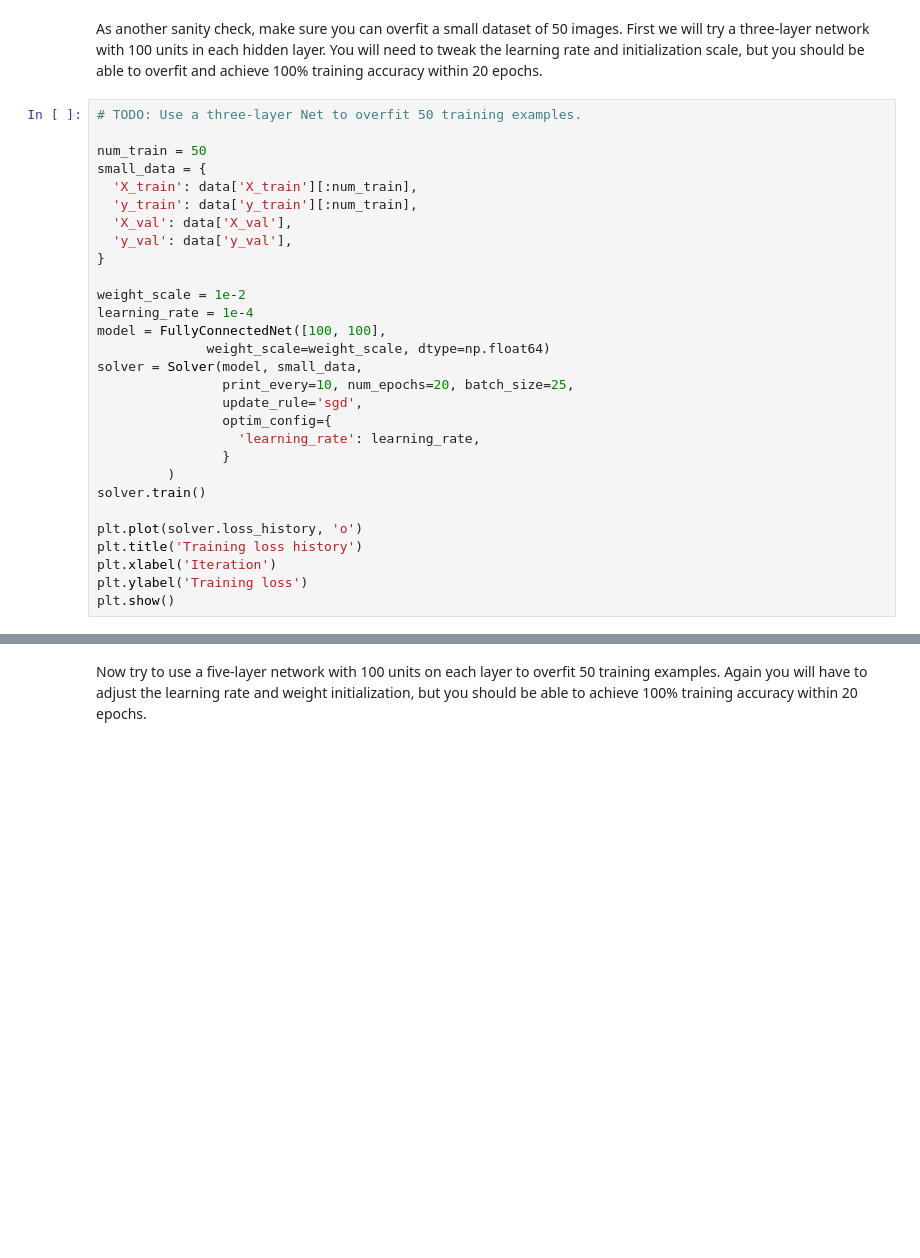
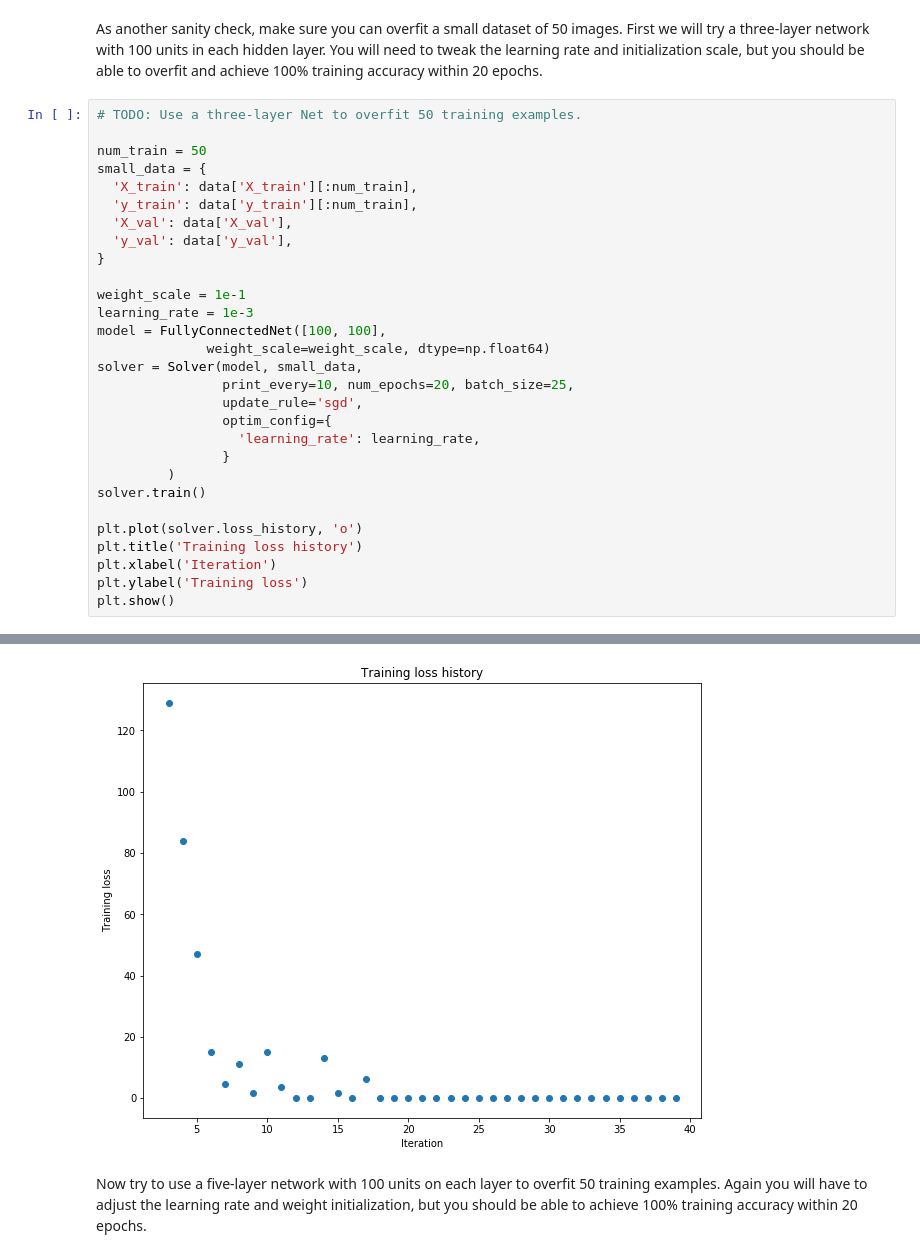
Before and after one commit to zhucer2003/deep-learning-for-computer-vision, a Jupyter notebook: DL4CV_Exercise2/1_FullyConnectedNets.ipynb, the cells around one changed output, grey strips where cells are left out. Cells and saved outputs as stored; diff of their text form; blank space fills up the shorter version.

```diff
--- a/DL4CV_Exercise2/1_FullyConnectedNets.ipynb
+++ b/DL4CV_Exercise2/1_FullyConnectedNets.ipynb
@@ -402,8 +411,8 @@ small_data = {
   'y_val': data['y_val'],
 }
 
-weight_scale = 1e-2
-learning_rate = 1e-4
+weight_scale = 1e-1
+learning_rate = 1e-3
 model = FullyConnectedNet([100, 100],
               weight_scale=weight_scale, dtype=np.float64)
 solver = Solver(model, small_data,
@@ -420,3 +429,4 @@ plt.title('Training loss history')
 plt.xlabel('Iteration')
 plt.ylabel('Training loss')
 plt.show()
+# %% [output]
@@ -423,3 +450,4 @@ plt.show()
+[figure, added]
 # %% [markdown]
 Now try to use a five-layer network with 100 units on each layer to overfit 50 training examples. Again you will have to adjust the learning rate and weight initialization, but you should be able to achieve 100% training accuracy within 20 epochs.
 # %%
```
Also changed, not shown: parts of 15 cells of this notebook, 4 other files.
